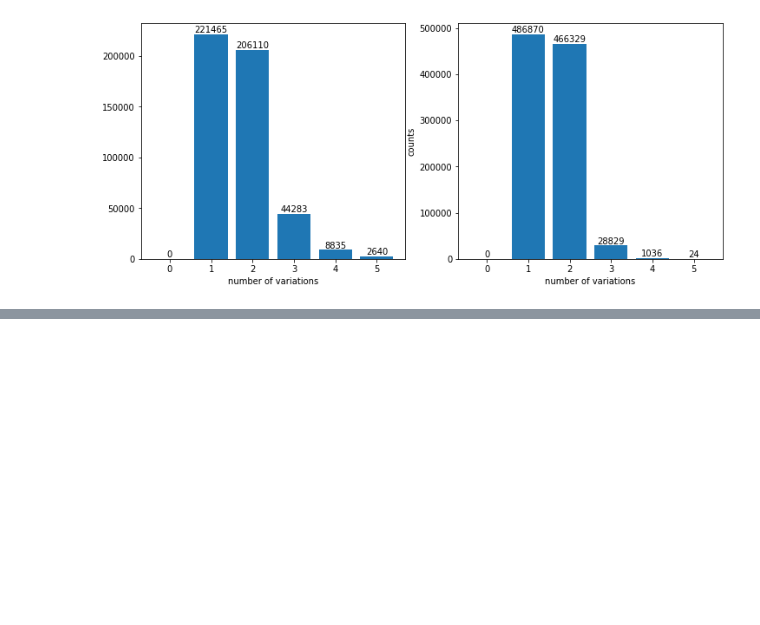
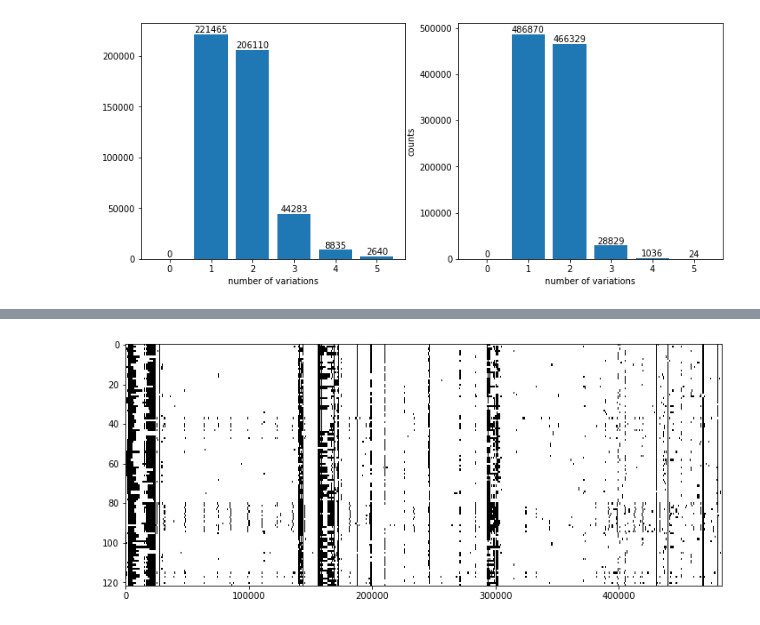
Before and after one commit to solislemuslab/dna-nn, a Jupyter notebook: zhaoyi/graphs.ipynb, the cells around one changed output, grey strips where cells are left out. Drawn from its saved outputs; the diff is of its cells as text; code cells hidden in the pictures; blank space fills up the shorter version.

Commit message:
explore new data and add new figures

```diff
--- a/zhaoyi/graphs.ipynb
+++ b/zhaoyi/graphs.ipynb
@@ -253,0 +259,6 @@ plt.show()
+# %%
+plt.figure(figsize=(12, 5))
+plt.imshow(missing_pseudo, aspect='auto', cmap='gray')
+plt.show()
+# %% [output]
+[figure, added]
```
Also changed, not shown: parts of 8 cells of this notebook, 4 other files.
